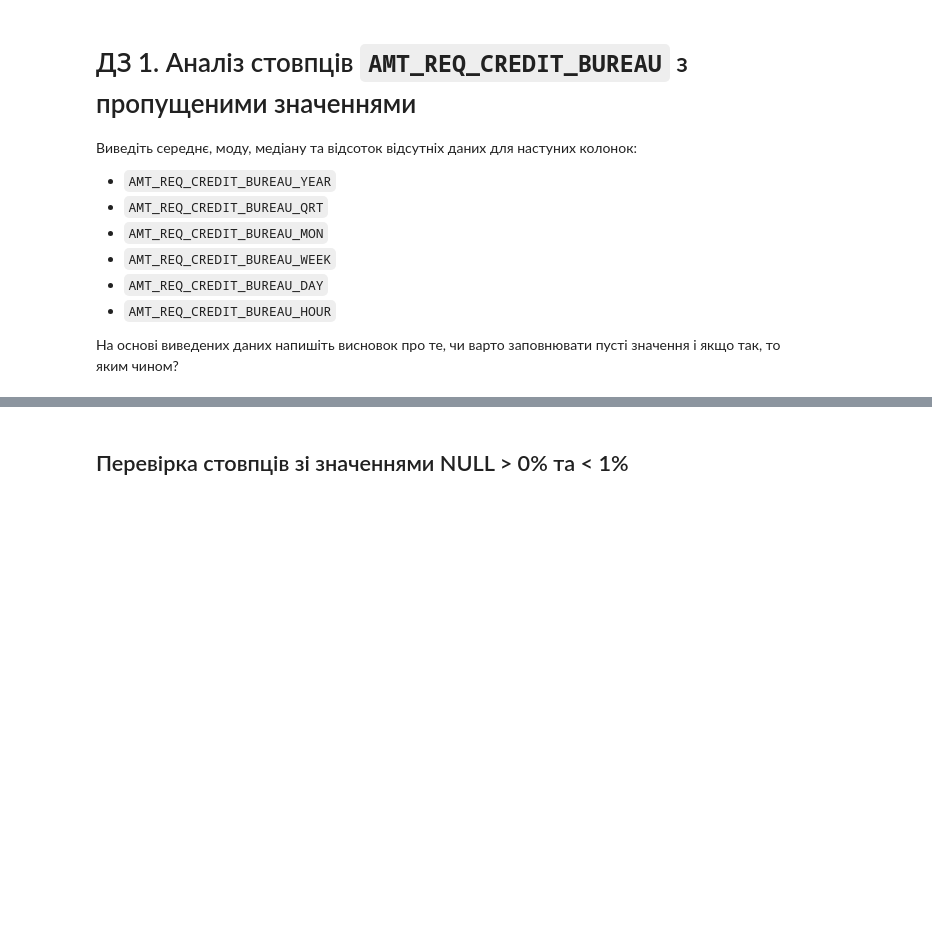
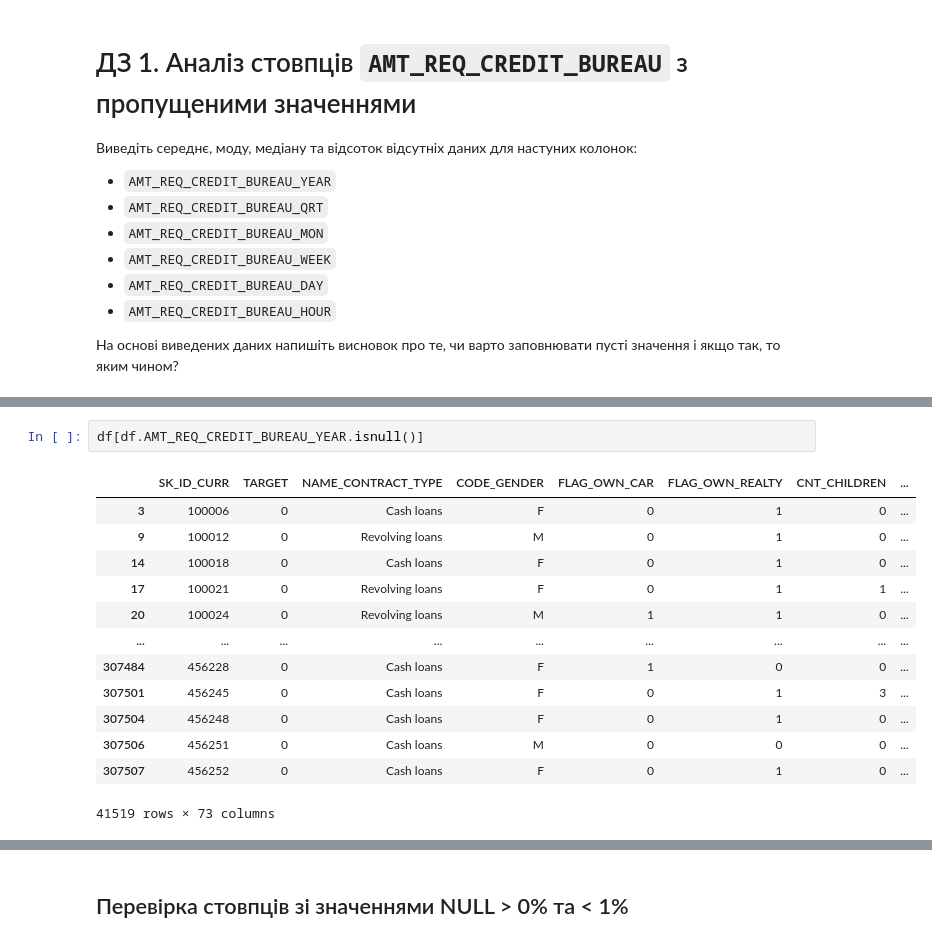
Before and after one commit to Johnny-Jackpot/python_for_ml_tasks, a Jupyter notebook: 1.2 Дослідницький аналіз даних/1_Credit_EDA.ipynb, the cells around one changed output, grey strips where cells are left out. Cells and saved outputs as stored; diff of their text form; blank space fills up the shorter version.

```diff
--- a/1.2 Дослідницький аналіз даних/1_Credit_EDA.ipynb
+++ b/1.2 Дослідницький аналіз даних/1_Credit_EDA.ipynb
@@ -640,0 +682,16 @@ df.EXT_SOURCE_3.mean()
+# %%
+df[df.AMT_REQ_CREDIT_BUREAU_YEAR.isnull()]
+# %% [output]
+|  | SK_ID_CURR | TARGET | NAME_CONTRACT_TYPE | CODE_GENDER | FLAG_OWN_CAR | FLAG_OWN_REALTY | CNT_CHILDREN | ... |
+| 3 | 100006 | 0 | Cash loans | F | 0 | 1 | 0 | ... |
+| 9 | 100012 | 0 | Revolving loans | M | 0 | 1 | 0 | ... |
+| 14 | 100018 | 0 | Cash loans | F | 0 | 1 | 0 | ... |
+| 17 | 100021 | 0 | Revolving loans | F | 0 | 1 | 1 | ... |
+| 20 | 100024 | 0 | Revolving loans | M | 1 | 1 | 0 | ... |
+| ... | ... | ... | ... | ... | ... | ... | ... | ... |
+| 307484 | 456228 | 0 | Cash loans | F | 1 | 0 | 0 | ... |
+| 307501 | 456245 | 0 | Cash loans | F | 0 | 1 | 3 | ... |
+| 307504 | 456248 | 0 | Cash loans | F | 0 | 1 | 0 | ... |
+| 307506 | 456251 | 0 | Cash loans | M | 0 | 0 | 0 | ... |
+| 307507 | 456252 | 0 | Cash loans | F | 0 | 1 | 0 | ... |
+41519 rows × 73 columns
```
Also changed, not shown: parts of 16 cells of this notebook, 1 other file.
